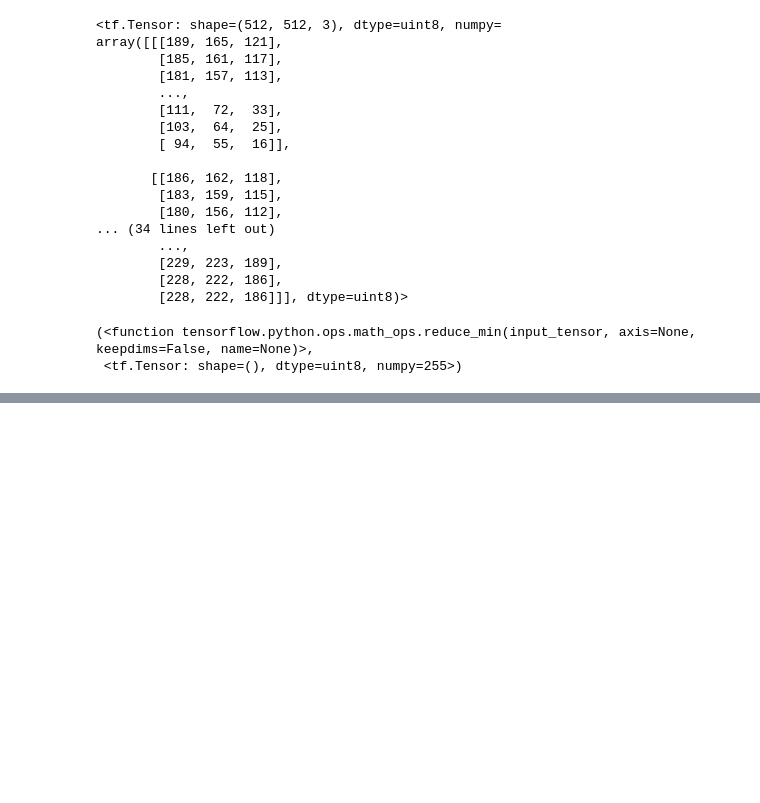
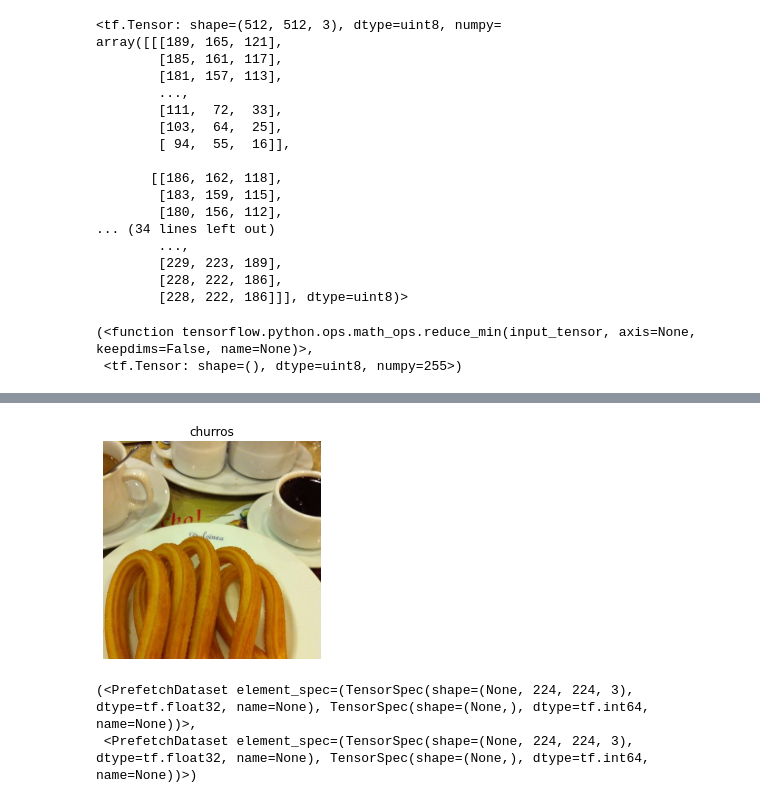
Before and after one commit to juanweber/food_vision, a Jupyter notebook: Food vision.ipynb, the cells around one changed output, grey strips where cells are left out. Drawn from its saved outputs; the diff is of its cells as text; code cells hidden in the pictures; blank space fills up the shorter version.

```diff
--- a/Food vision.ipynb
+++ b/Food vision.ipynb
@@ -127,0 +133,8 @@ import
+# %%
+def preprocess_img(image, label, img_shape=224):
+    image= tf.image.resize(image, [img_shape, img_shape])
+    return tf.cast(image, tf.float32), label
+# %%
+preprocessed_img = preprocess_img(image, label)[0]
+print(f"Image before:\n {image[:2]}...,\nShape: {image.shape}, \nDatatype: {image.dtype}")
+print(f"Image after preprocessing:\n {preprocessed_img[:2]}...,\nShape: {preprocessed_img.shape},\nDatatype: {preprocessed_img.dtype}")
@@ -127,0 +159,8 @@ import
+# %%
+# We can still plot our preprocessed image as long as we
+# divide by 255 (for matplotlib capatibility)
+plt.imshow(preprocessed_img/255.)
+plt.title(class_names[label])
+plt.axis(False);
+# %% [output]
+[figure, added]
@@ -127,0 +179,5 @@ import
+# %%
+train_data, test_data
+# %% [output]
+(<PrefetchDataset element_spec=(TensorSpec(shape=(None, 224, 224, 3), dtype=tf.float32, name=None), TensorSpec(shape=(None,), dtype=tf.int64, name=None))>,
+ <PrefetchDataset element_spec=(TensorSpec(shape=(None, 224, 224, 3), dtype=tf.float32, name=None), TensorSpec(shape=(None,), dtype=tf.int64, name=None))>)
```
Also changed, not shown: parts of 6 cells of this notebook.
